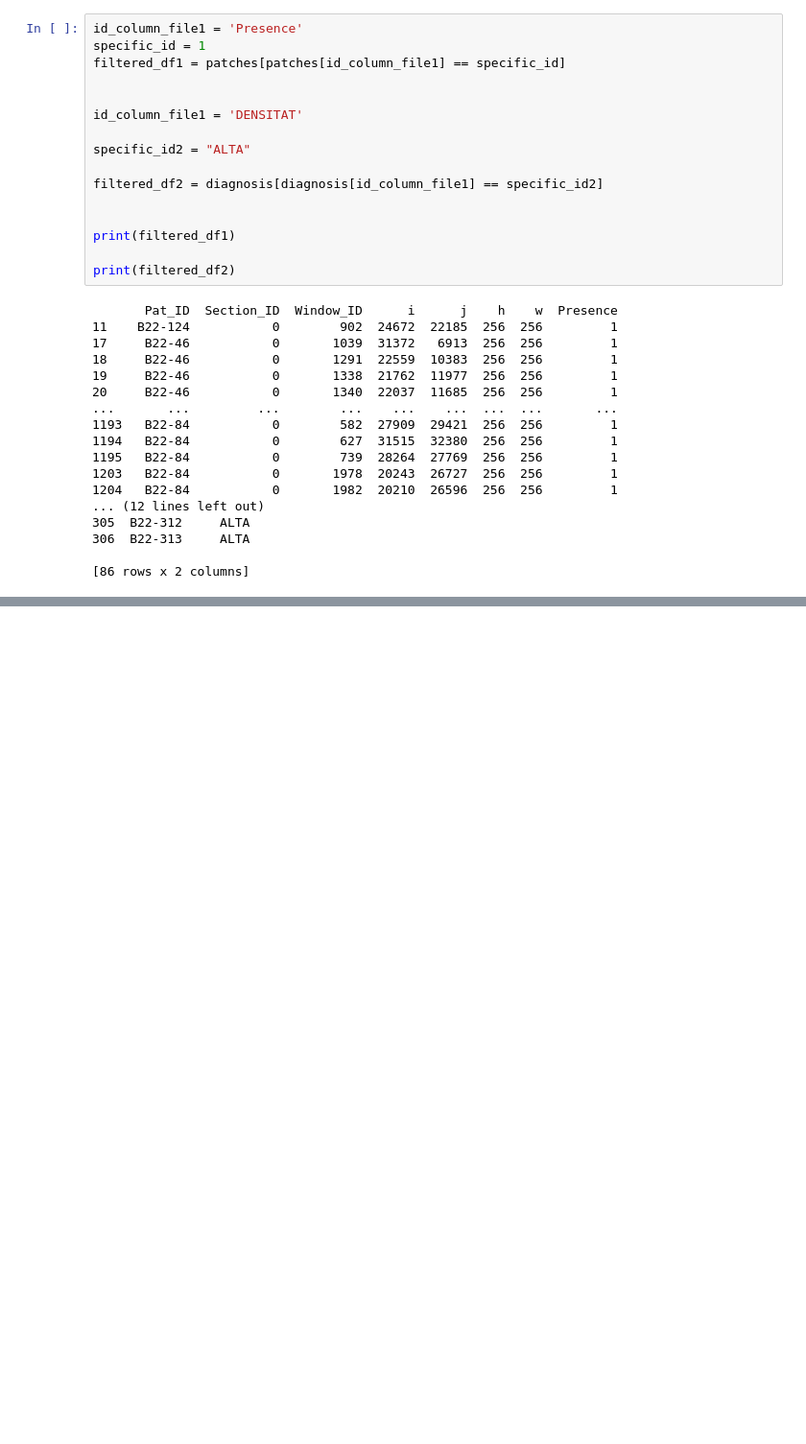
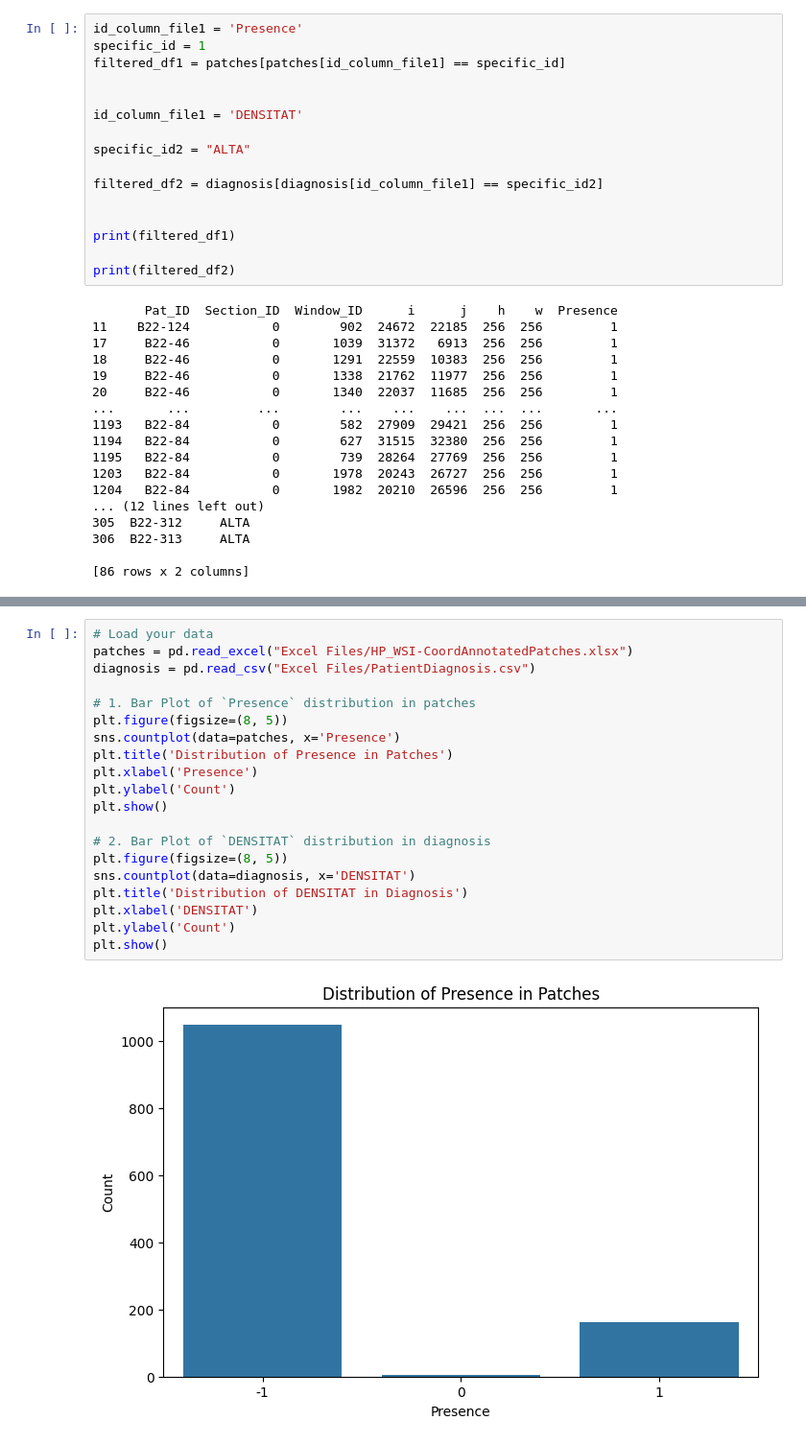
Before and after one commit to Miguel231/Histopathological_Diagnosis, a Jupyter notebook: exploreexcels.ipynb, the cells around one changed output, grey strips where cells are left out. Shown: that part at 96% size. Drawn from its saved outputs; the diff is of its cells as text; blank space fills up the shorter version.

```diff
--- a/exploreexcels.ipynb
+++ b/exploreexcels.ipynb
@@ -110,0 +115,22 @@ merged_df = pd.merge(diagnosis, patches, on=id_column, suffixes=('_file1', '_fil
+# %%
+# Load your data
+patches = pd.read_excel("Excel Files/HP_WSI-CoordAnnotatedPatches.xlsx")
+diagnosis = pd.read_csv("Excel Files/PatientDiagnosis.csv")
+
+# 1. Bar Plot of `Presence` distribution in patches
+plt.figure(figsize=(8, 5))
+sns.countplot(data=patches, x='Presence')
+plt.title('Distribution of Presence in Patches')
+plt.xlabel('Presence')
+plt.ylabel('Count')
+plt.show()
+
+# 2. Bar Plot of `DENSITAT` distribution in diagnosis
+plt.figure(figsize=(8, 5))
+sns.countplot(data=diagnosis, x='DENSITAT')
+plt.title('Distribution of DENSITAT in Diagnosis')
+plt.xlabel('DENSITAT')
+plt.ylabel('Count')
+plt.show()
+# %% [output]
+[figure, added]
```
Also changed, not shown: parts of 4 cells of this notebook, 1 other file.
